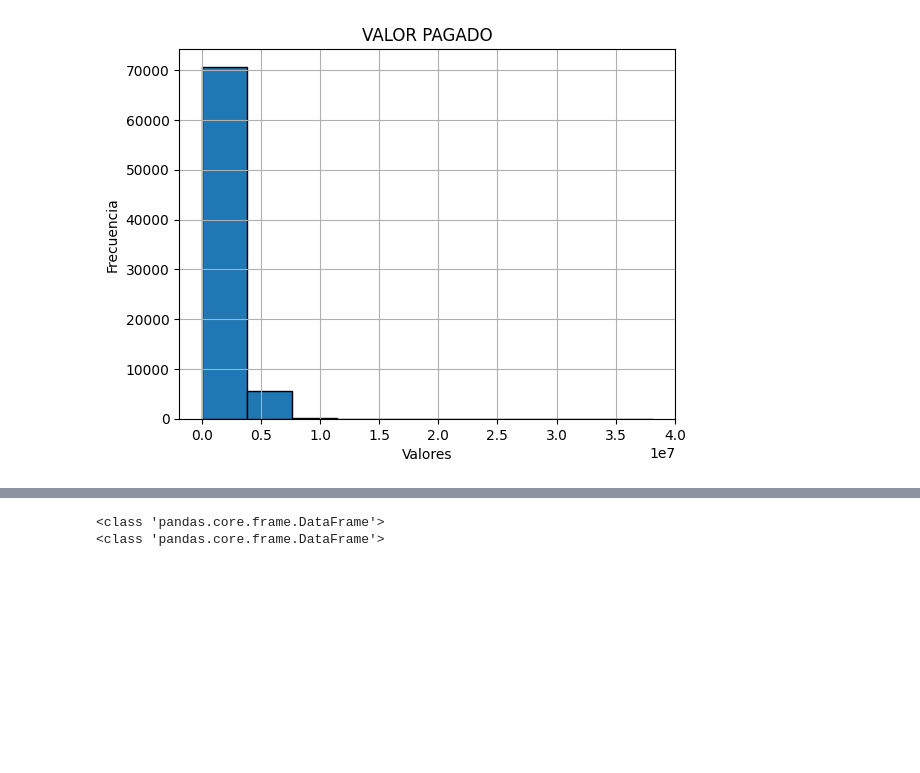
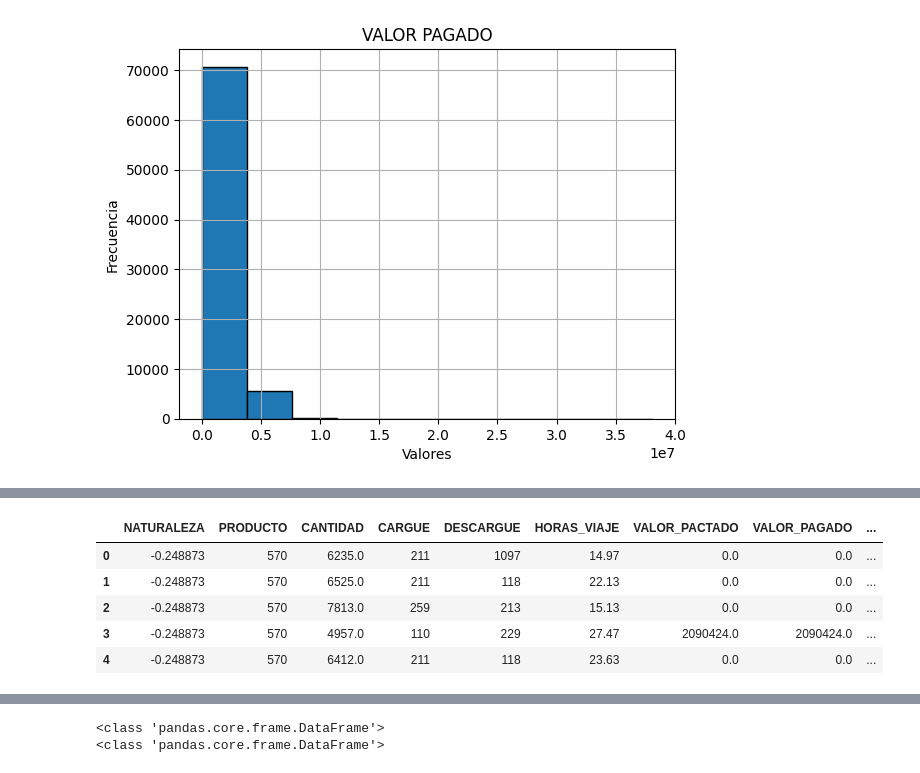
Before and after one commit to leijoha271182/ACT3_BACKINVENT_JWT, a Jupyter notebook: LEIDY_JOHANNA_OCAMPO_ARROYAVE_EvidenciaAprendizaje02_DiplomadoICD.ipynb, the cells around one changed output, grey strips where cells are left out. Cells and saved outputs as stored; diff of their text form; code cells hidden in the pictures; blank space fills up the shorter version.

```diff
--- a/LEIDY_JOHANNA_OCAMPO_ARROYAVE_EvidenciaAprendizaje02_DiplomadoICD.ipynb
+++ b/LEIDY_JOHANNA_OCAMPO_ARROYAVE_EvidenciaAprendizaje02_DiplomadoICD.ipynb
@@ -274,6 +480,14 @@ print(X_std)
 # %%
 #Normalizar los datos
 df['NATURALEZA'] = sc_x.fit_transform(df[['NATURALEZA']])
+df.head()
+# %% [output]
+|  | NATURALEZA | PRODUCTO | CANTIDAD | CARGUE | DESCARGUE | HORAS_VIAJE | VALOR_PACTADO | VALOR_PAGADO | ... |
+| 0 | -0.248873 | 570 | 6235.0 | 211 | 1097 | 14.97 | 0.0 | 0.0 | ... |
+| 1 | -0.248873 | 570 | 6525.0 | 211 | 118 | 22.13 | 0.0 | 0.0 | ... |
+| 2 | -0.248873 | 570 | 7813.0 | 259 | 213 | 15.13 | 0.0 | 0.0 | ... |
+| 3 | -0.248873 | 570 | 4957.0 | 110 | 229 | 27.47 | 2090424.0 | 2090424.0 | ... |
+| 4 | -0.248873 | 570 | 6412.0 | 211 | 118 | 23.63 | 0.0 | 0.0 | ... |
 # %%
 df['VALOR_PAGADO'] = sc_x.fit_transform(df[['VALOR_PAGADO']])
 df.head()
```
Also changed, not shown: parts of 49 cells of this notebook.
